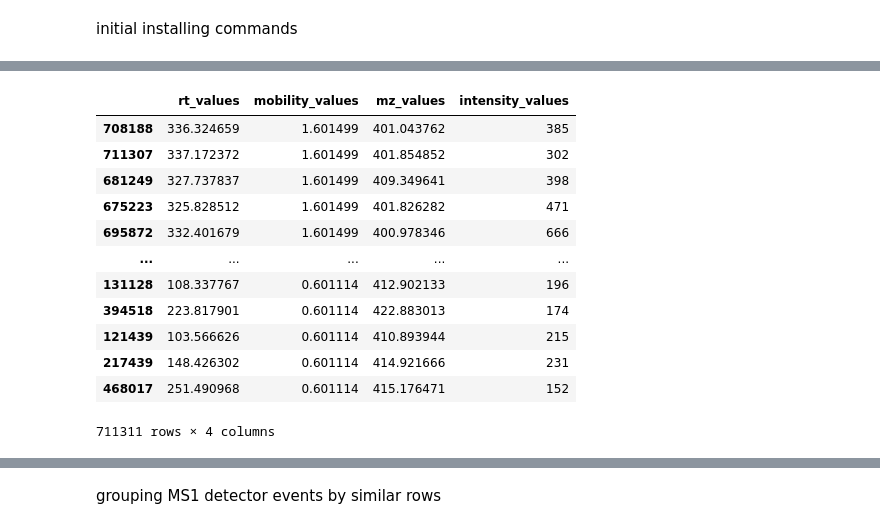
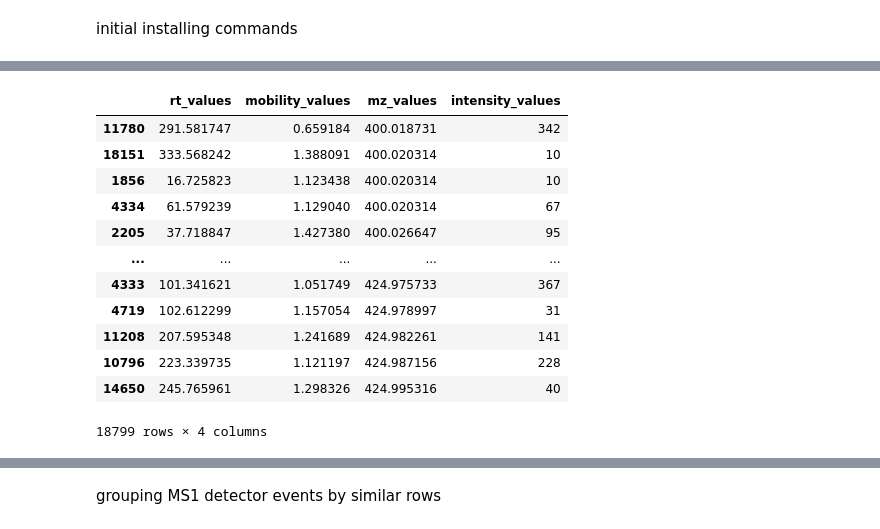
Before and after one commit to RapidSpectraX-Final-Year-Project/1.0, a Jupyter notebook: featureExtraction.ipynb, the cells around one changed output, grey strips where cells are left out. Cells and saved outputs as stored; diff of their text form; code cells hidden in the pictures.

Commit message:
grouping similar raws

```diff
--- a/featureExtraction.ipynb
+++ b/featureExtraction.ipynb
@@ -134,25 +151,0 @@ window_1_precursor.sort_values(by="intensity_values",ascending= False).head()
-# %%
-def group_similar_rows(df, rt_tolerance, mobility_tolerance, mz_tolerance):
-    # Sort data for efficient processing
-    df = df.sort_values(by=["rt_values", "mobility_values", "mz_values"]).reset_index(drop=True)
-
-    # Create a new column to assign groups
-    df["group"] = (
-        (df["rt_values"].diff().abs() > rt_tolerance) |
-        (df["mobility_values"].diff().abs() > mobility_tolerance) |
-        (df["mz_values"].diff().abs() > mz_tolerance)
-    ).cumsum()
-
-    # print(df)
-
-    # Aggregate similar rows within groups
-    grouped_df = df.groupby("group").agg({
-        "rt_values": "mean",
-        "mobility_values": "mean",
-        "mz_values": "mean",
-        "intensity_values": "sum",
-        # "corrected_intensity_values": "sum"
-    }).reset_index(drop=True)
-    # print(grouped_df)
-
-    return grouped_df
@@ -159,26 +272,27 @@ def group_similar_rows(df, rt_tolerance, mobility_tolerance, mz_tolerance):
 # %%
 grouped_window_1_precursors =  group_similar_rows(
     window_1_precursor,
-    rt_tolerance=0.01,
-    mobility_tolerance=0.01,
-    mz_tolerance= 1
+    rt_tolerance= 60,
+    mobility_tolerance=0.06,
+    mz_tolerance= 0.1
     ).sort_values(by="intensity_values",ascending= False)
 
 
 # this contains the peptide detector events in the selected quadropole window
-grouped_window_1_precursors.sort_values(by="mobility_values",ascending= False)
+# grouped_window_1_precursors.sort_values(by="mobility_values",ascending= False)
+grouped_window_1_precursors.sort_values(by="mz_values")
 # %% [output]
 |  | rt_values | mobility_values | mz_values | intensity_values |
-| 708188 | 336.324659 | 1.601499 | 401.043762 | 385 |
-| 711307 | 337.172372 | 1.601499 | 401.854852 | 302 |
-| 681249 | 327.737837 | 1.601499 | 409.349641 | 398 |
-| 675223 | 325.828512 | 1.601499 | 401.826282 | 471 |
-| 695872 | 332.401679 | 1.601499 | 400.978346 | 666 |
+| 11780 | 291.581747 | 0.659184 | 400.018731 | 342 |
+| 18151 | 333.568242 | 1.388091 | 400.020314 | 10 |
+| 1856 | 16.725823 | 1.123438 | 400.020314 | 10 |
+| 4334 | 61.579239 | 1.129040 | 400.020314 | 67 |
+| 2205 | 37.718847 | 1.427380 | 400.026647 | 95 |
 | ... | ... | ... | ... | ... |
-| 131128 | 108.337767 | 0.601114 | 412.902133 | 196 |
-| 394518 | 223.817901 | 0.601114 | 422.883013 | 174 |
-| 121439 | 103.566626 | 0.601114 | 410.893944 | 215 |
-| 217439 | 148.426302 | 0.601114 | 414.921666 | 231 |
-| 468017 | 251.490968 | 0.601114 | 415.176471 | 152 |
+| 4333 | 101.341621 | 1.051749 | 424.975733 | 367 |
+| 4719 | 102.612299 | 1.157054 | 424.978997 | 31 |
+| 11208 | 207.595348 | 1.241689 | 424.982261 | 141 |
+| 10796 | 223.339735 | 1.121197 | 424.987156 | 228 |
+| 14650 | 245.765961 | 1.298326 | 424.995316 | 40 |
-711311 rows × 4 columns
+18799 rows × 4 columns
 # %%
```
Also changed, not shown: parts of 29 cells of this notebook.
